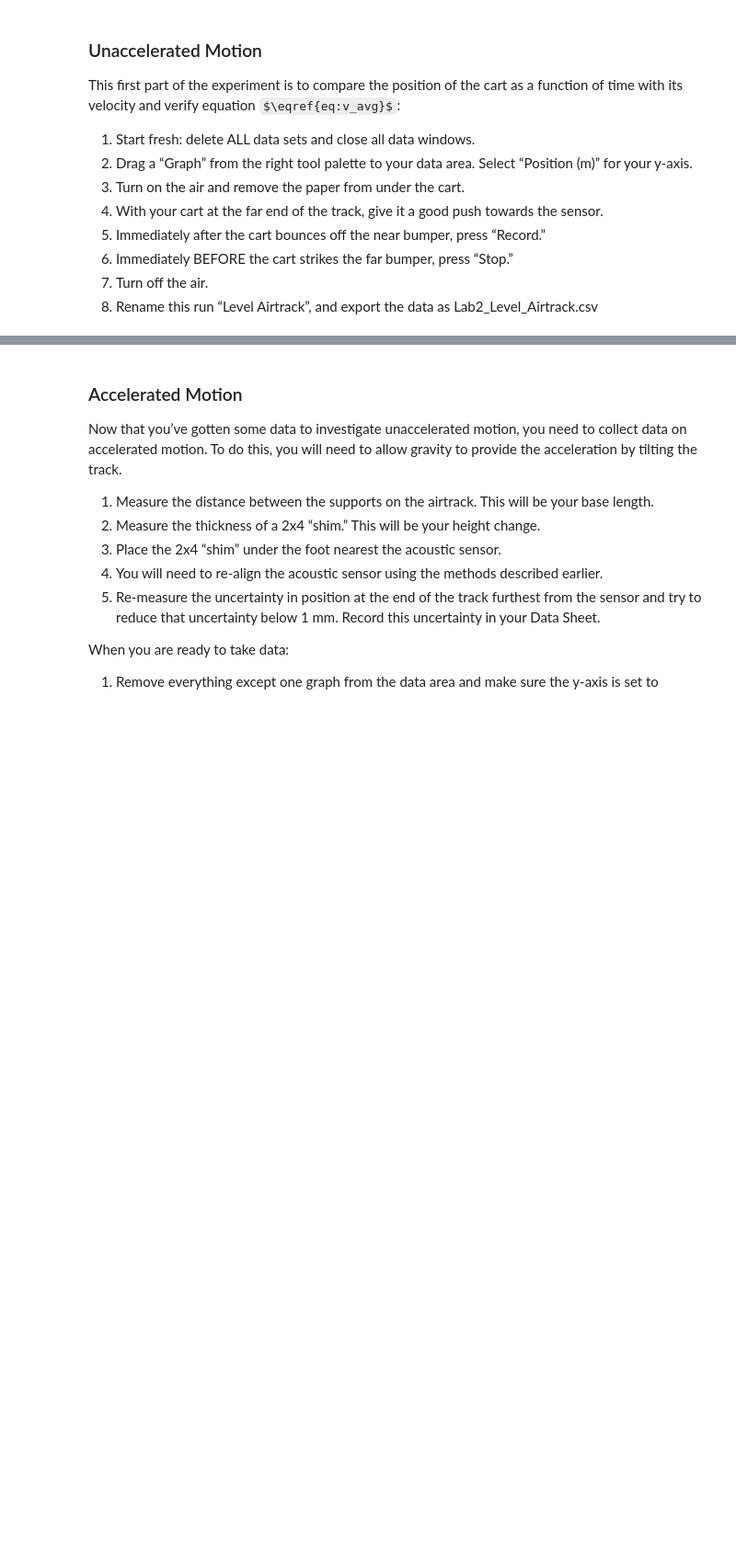
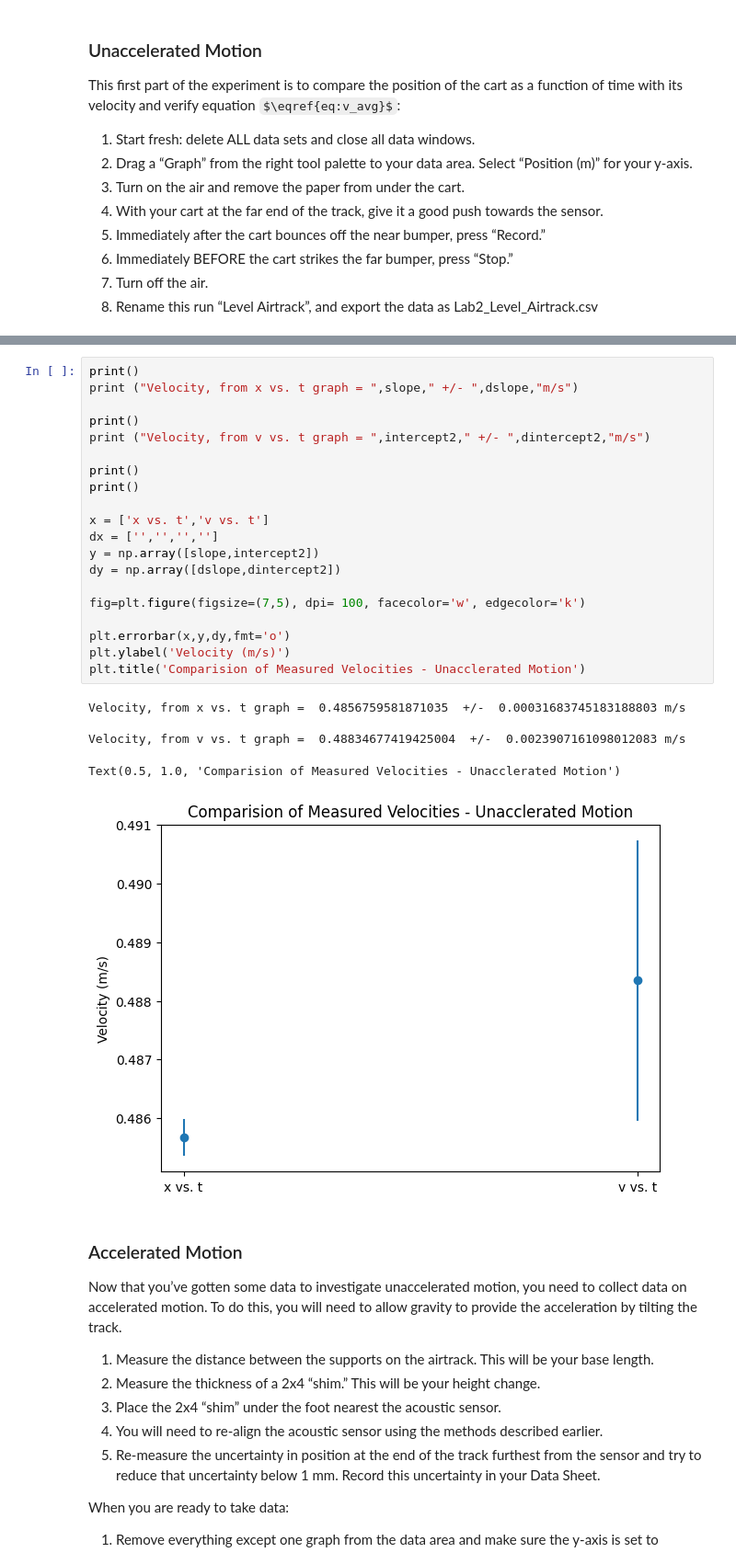
Before and after one commit to nmack21/PhysicsLabs, a Jupyter notebook: PHYS201/Lab2.ipynb, the cells around one changed output, grey strips where cells are left out. Shown at 92% size. Cells and saved outputs as stored; diff of their text form; some formulas as TeX source; blank space fills up the shorter version.

```diff
--- a/PHYS201/Lab2.ipynb
+++ b/PHYS201/Lab2.ipynb
@@ -419,3 +409,29 @@ print("𝛿(Δx) =", uncertainty_Delta_x, " 𝛿(Δt) =", uncertainty_Delta_t)
+# %%
+print()
+print ("Velocity, from x vs. t graph = ",slope," +/- ",dslope,"m/s")
+
+print()
+print ("Velocity, from v vs. t graph = ",intercept2," +/- ",dintercept2,"m/s")
+
+print()
+print()
+
+x = ['x vs. t','v vs. t']
+dx = ['','','','']
+y = np.array([slope,intercept2])
+dy = np.array([dslope,dintercept2])
+
+fig=plt.figure(figsize=(7,5), dpi= 100, facecolor='w', edgecolor='k')
+
+plt.errorbar(x,y,dy,fmt='o')
+plt.ylabel('Velocity (m/s)')
+plt.title('Comparision of Measured Velocities - Unacclerated Motion')
+# %% [output]
+Velocity, from x vs. t graph =  0.4856759581871035  +/-  0.00031683745183188803 m/s
+
+Velocity, from v vs. t graph =  0.48834677419425004  +/-  0.0023907161098012083 m/s
+Text(0.5, 1.0, 'Comparision of Measured Velocities - Unacclerated Motion')
+[figure, added]
 # %% [markdown]
 ### Accelerated Motion
 Now that you’ve gotten some data to investigate unaccelerated motion, you need to collect data on accelerated motion. To do this, you will need to allow gravity to provide the acceleration by tilting the track.
```
Also changed, not shown: parts of 20 cells of this notebook.
